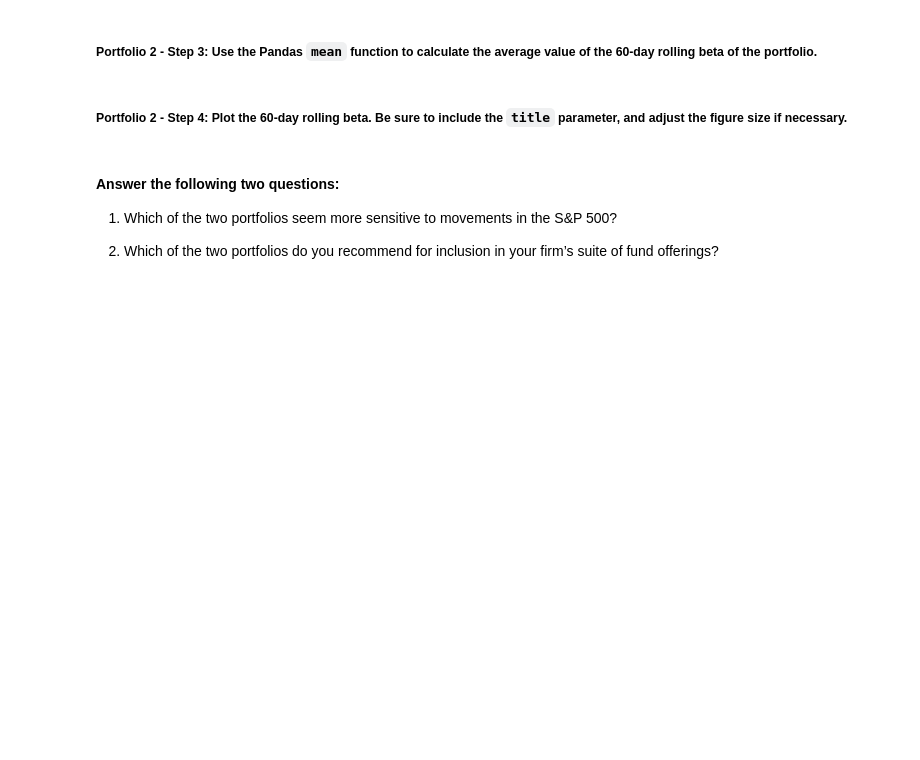
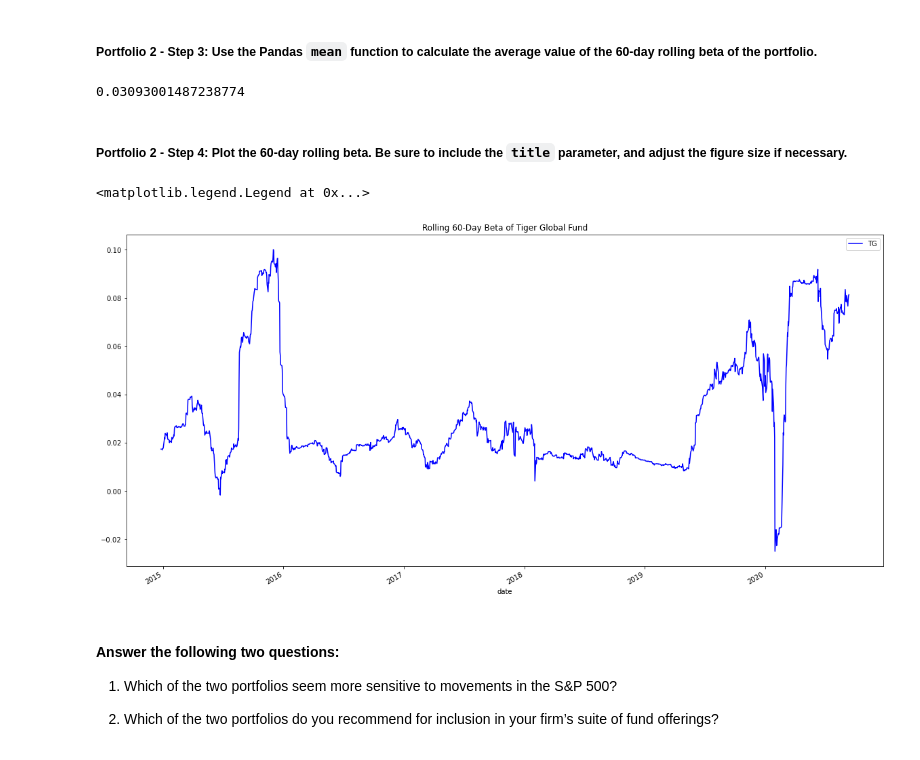
Before and after one commit to jojomani/Whale_RiskReturn_Analysis, a Jupyter notebook: risk_return_analysis.ipynb, the cells around one changed output. Drawn from its saved outputs; the diff is of its cells as text; code cells hidden in the pictures; blank space fills up the shorter version.

```diff
--- a/risk_return_analysis.ipynb
+++ b/risk_return_analysis.ipynb
@@ -312,4 +350,6 @@ Your analysis is nearing completion. Now, you need to evaluate how the portfolio
 # %%
 # Calculate the covariance using a 60-day rolling window
 # Review the last five rows of the covariance data
-# YOUR CODE HERE
+
+tiger_g_covariance = daily_returns_all["TIGER GLOBAL MANAGEMENT LLC"].rolling(window=60).cov(daily_returns_all["S&P 500"])
+tiger_g_covariance.tail()
@@ -318,4 +366,6 @@ Your analysis is nearing completion. Now, you need to evaluate how the portfolio
 # %%
 # Calculate the beta based on the 60-day rolling covariance compared to the market (S&P 500)
 # Review the last five rows of the beta information
-# YOUR CODE HERE
+
+tiger_g_beta = tiger_g_covariance / sp_rolling_var
+tiger_g_beta.tail()
@@ -323,13 +381,21 @@ Your analysis is nearing completion. Now, you need to evaluate how the portfolio
 ##### Portfolio 2 - Step 3: Use the Pandas `mean` function to calculate the average value of the 60-day rolling beta of the portfolio.
 # %%
 # Calculate the average of the 60-day rolling beta
-# YOUR CODE HERE
+
+tiger_g_beta.mean()
+# %% [output]
+0.03093001487238774
 # %% [markdown]
 ##### Portfolio 2 - Step 4: Plot the 60-day rolling beta. Be sure to include the `title` parameter, and adjust the figure size if necessary.
 # %%
 # Plot the rolling beta
 # Include a title parameter and adjust the figure size
-# YOUR CODE HERE
+
+ax = tiger_g_beta.plot(figsize=(20, 10), color="blue", title='Rolling 60-Day Beta of Tiger Global Fund')
+ax.legend(["TG"])
+# %% [output]
+<matplotlib.legend.Legend at 0x...>
+[figure, added]
 # %% [markdown]
 #### Answer the following two questions:
 
```
Also changed, not shown: parts of 9 cells of this notebook.
